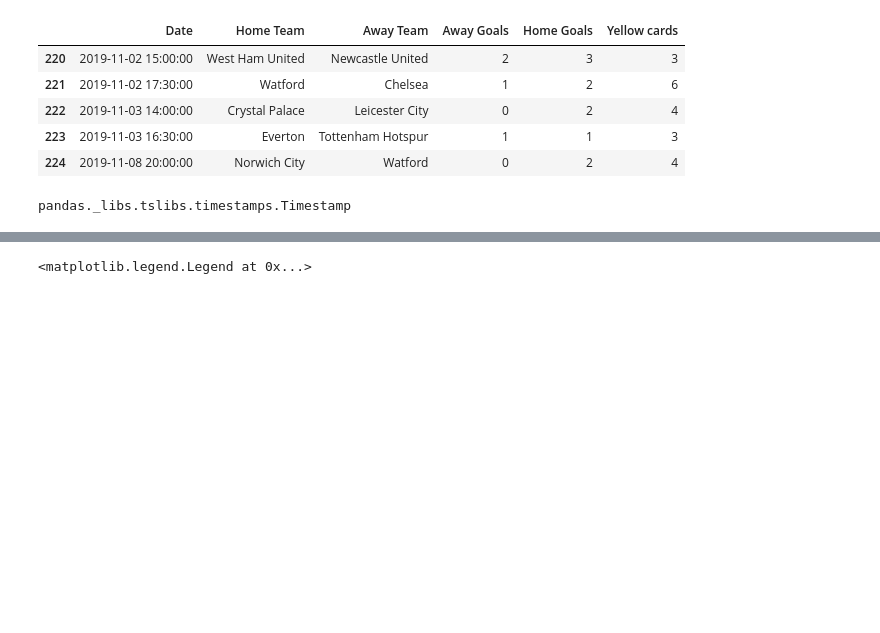
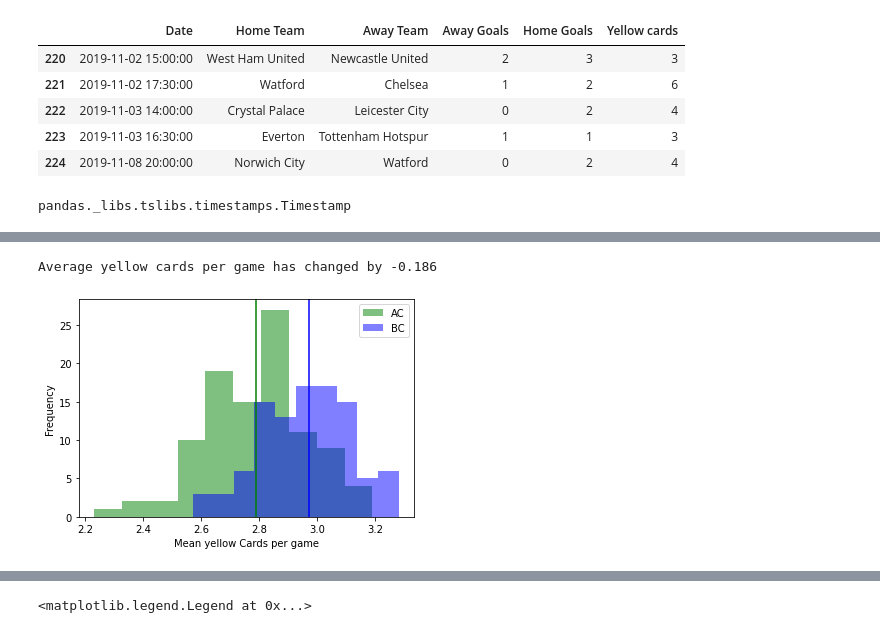
Before and after one commit to conorhamill36/FootballStats, a Jupyter notebook: FootballStats.ipynb, the cells around one changed output, grey strips where cells are left out. Drawn from its saved outputs; the diff is of its cells as text; code cells hidden in the pictures; blank space fills up the shorter version.

```diff
--- a/FootballStats.ipynb
+++ b/FootballStats.ipynb
@@ -454,0 +221,13 @@ plt.legend()
+# %%
+bootstrapped_fixtures_fixture_df_AC_yellow_cards = pd.DataFrame({'Mean Yellow cards' : [fixture_df_AC['Yellow cards'].sample(len(bootstrapped_fixtures_fixture_df_AC_yellow_cards), replace=True).mean() for i in range(100)]})
+bootstrapped_fixtures_fixture_df_BC_yellow_cards = pd.DataFrame({'Mean Yellow cards' : [fixture_df_BC['Yellow cards'].sample(len(bootstrapped_fixtures_fixture_df_BC_yellow_cards), replace=True).mean() for i in range(100)]})
+bootstrapped_fixtures_fixture_df_AC_yellow_cards['Mean Yellow cards'].plot.hist(alpha=0.5, color='green', label= "AC")
+bootstrapped_fixtures_fixture_df_BC_yellow_cards['Mean Yellow cards'].plot.hist(alpha=0.5, color='blue', label= "BC")
+plt.axvline(fixture_df_AC['Yellow cards'].mean(), color='green')
+plt.axvline(fixture_df_BC['Yellow cards'].mean(), color='blue')
+plt.legend()
+plt.xlabel("Mean yellow Cards per game")
+print("Average yellow cards per game has changed by {:.3f}".format(fixture_df_AC['Yellow cards'].mean() - fixture_df_BC['Yellow cards'].mean()))
+# %% [output]
+Average yellow cards per game has changed by -0.186
+[figure, added]
```
Also changed, not shown: parts of 50 cells of this notebook.
